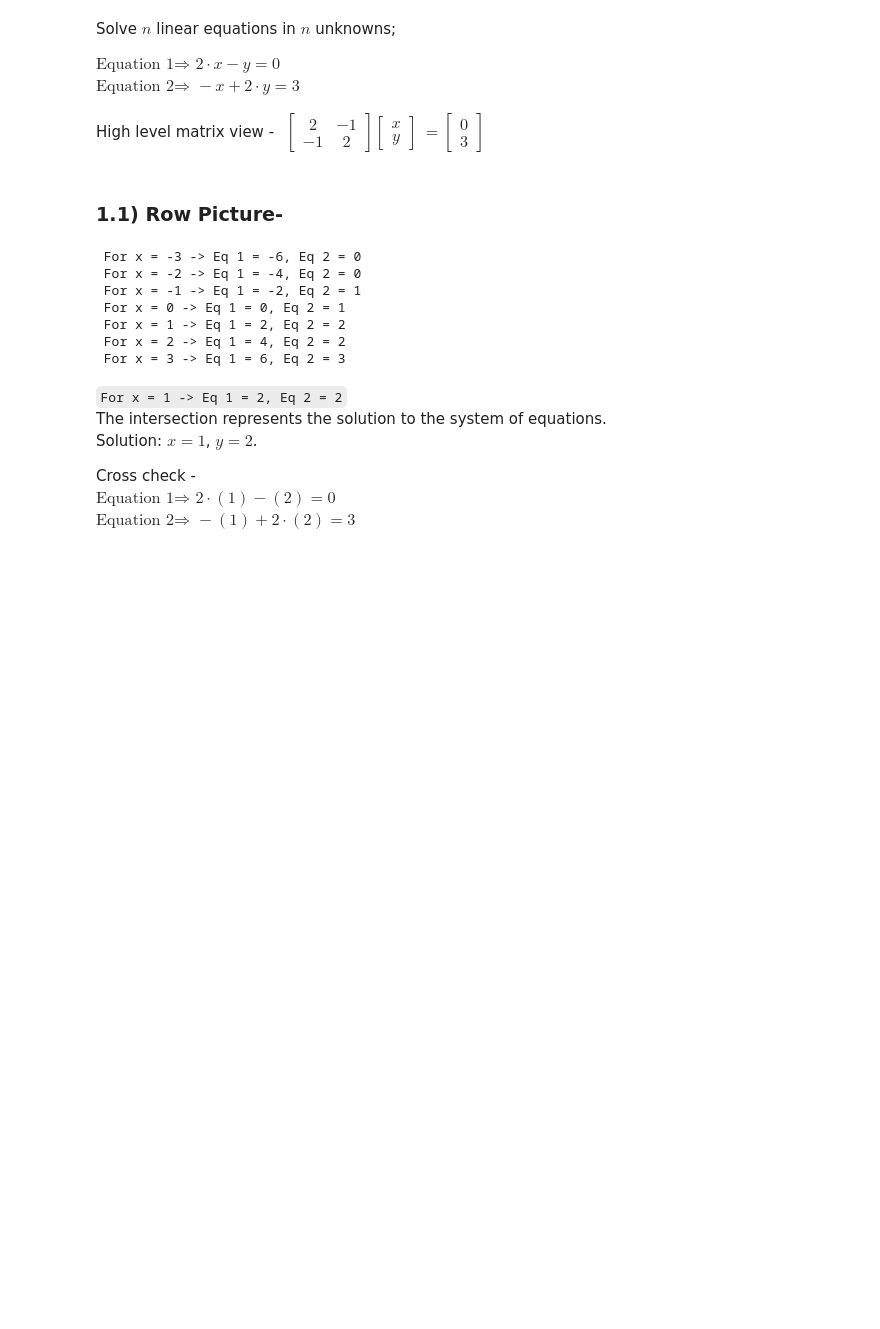
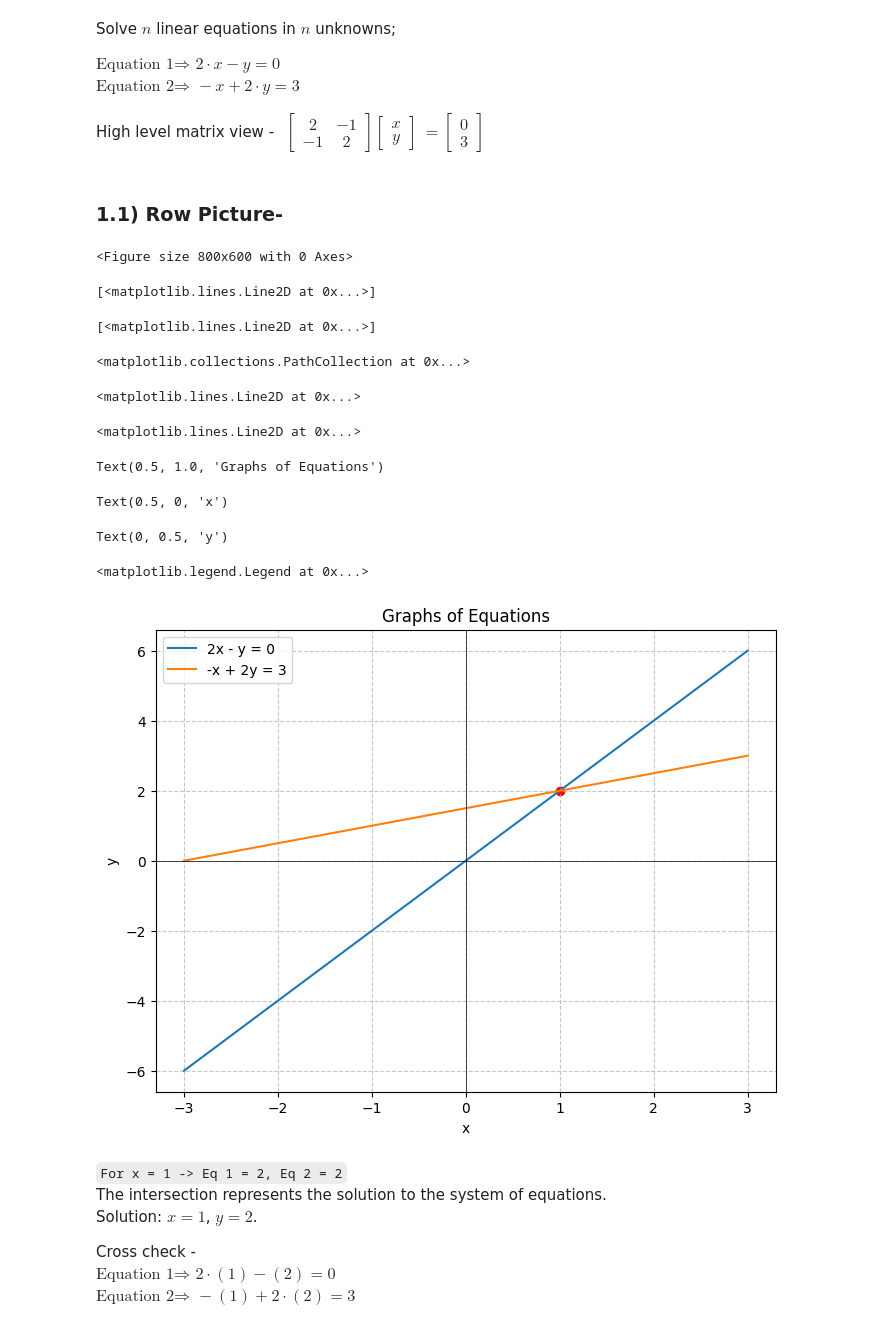
Before and after one commit to pareshrchaudhary/numericalmethods, a Jupyter notebook: LinearAlgebra.ipynb, the cells around one changed output. Saved outputs shown, nothing was run; the diff lists cells and outputs as text; code cells hidden in the pictures; blank space fills up the shorter version.

```diff
--- a/LinearAlgebra.ipynb
+++ b/LinearAlgebra.ipynb
@@ -36,21 +36,37 @@ $\begin{aligned}
 \end{aligned}$
 # %% [markdown]
 ### 1.1) Row Picture-
-# %%
-scale = list(range(-3,4))
-y1 = lambda x: 2 * x   # Equation 1
-y2 = lambda x: int((3 + x) / 2)  # Equation 2
-
-for i in scale:
-  print(f" For x = {i} -> Eq 1 = {y1(i)}, Eq 2 = {y2(i)}")
-# %% [output]
- For x = -3 -> Eq 1 = -6, Eq 2 = 0
- For x = -2 -> Eq 1 = -4, Eq 2 = 0
- For x = -1 -> Eq 1 = -2, Eq 2 = 1
- For x = 0 -> Eq 1 = 0, Eq 2 = 1
- For x = 1 -> Eq 1 = 2, Eq 2 = 2
- For x = 2 -> Eq 1 = 4, Eq 2 = 2
- For x = 3 -> Eq 1 = 6, Eq 2 = 3
+# %%
+x_values = np.arange(-3, 4)
+y1 = lambda x: 2 * x
+y2 = lambda x: (3 + x) / 2
+y1_values = [y1(x) for x in x_values]
+y2_values = [y2(x) for x in x_values]
+
+plt.figure(figsize=(8, 6))
+plt.plot(x_values, y1_values, label='2x - y = 0')
+plt.plot(x_values, y2_values, label='-x + 2y = 3')
+plt.scatter(1, 2, color='red')
+plt.axhline(0, color='black', linewidth=0.5)
+plt.axvline(0, color='black', linewidth=0.5)
+plt.grid(True, linestyle='--', alpha=0.7)
+plt.title('Graphs of Equations')
+plt.xlabel('x')
+plt.ylabel('y')
+plt.legend()
+plt.show()
+# %% [output]
+<Figure size 800x600 with 0 Axes>
+[<matplotlib.lines.Line2D at 0x...>]
+[<matplotlib.lines.Line2D at 0x...>]
+<matplotlib.collections.PathCollection at 0x...>
+<matplotlib.lines.Line2D at 0x...>
+<matplotlib.lines.Line2D at 0x...>
+Text(0.5, 1.0, 'Graphs of Equations')
+Text(0.5, 0, 'x')
+Text(0, 0.5, 'y')
+<matplotlib.legend.Legend at 0x...>
+[figure, added]
 # %% [markdown]
 ``
  For x = 1 -> Eq 1 = 2, Eq 2 = 2
```
Also changed, not shown: parts of 5 cells of this notebook.
